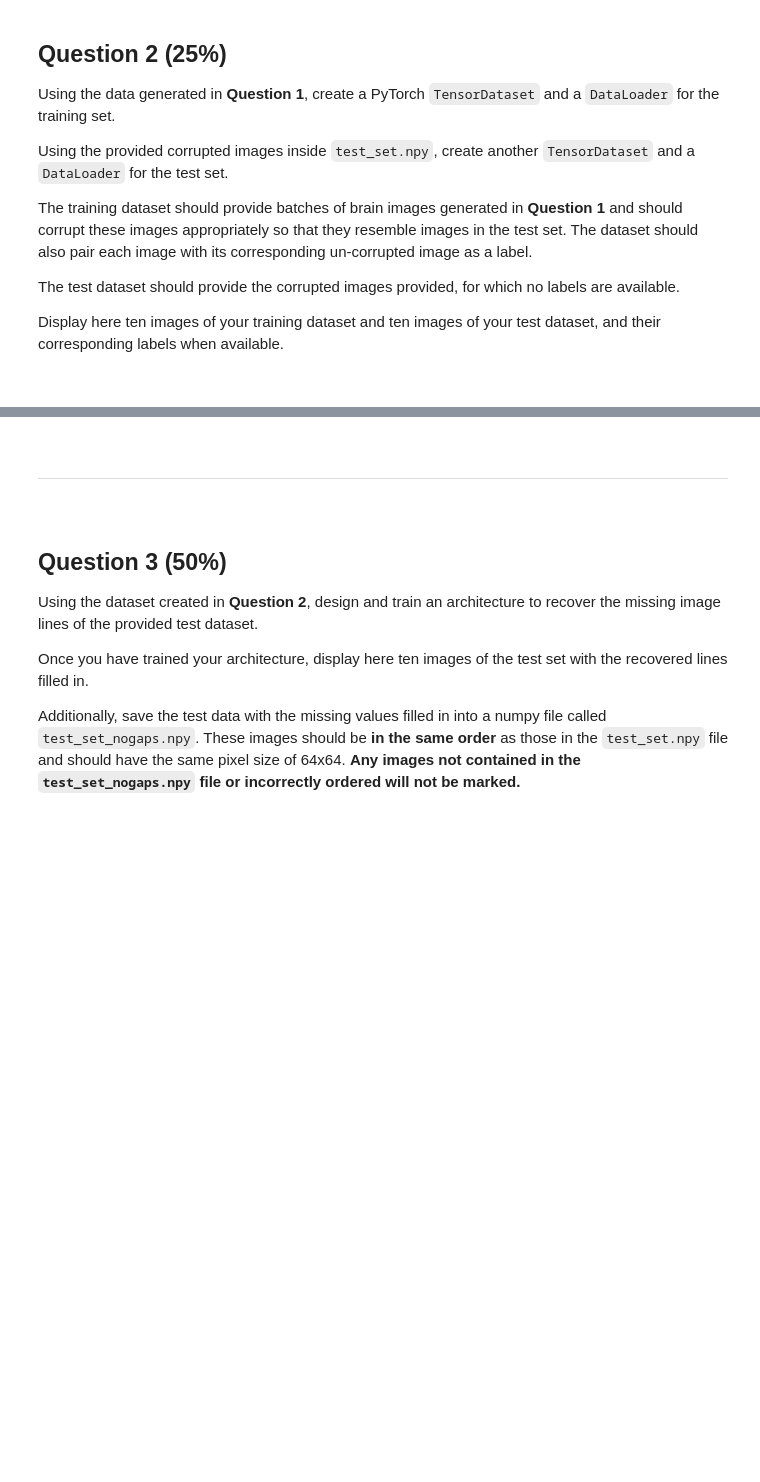
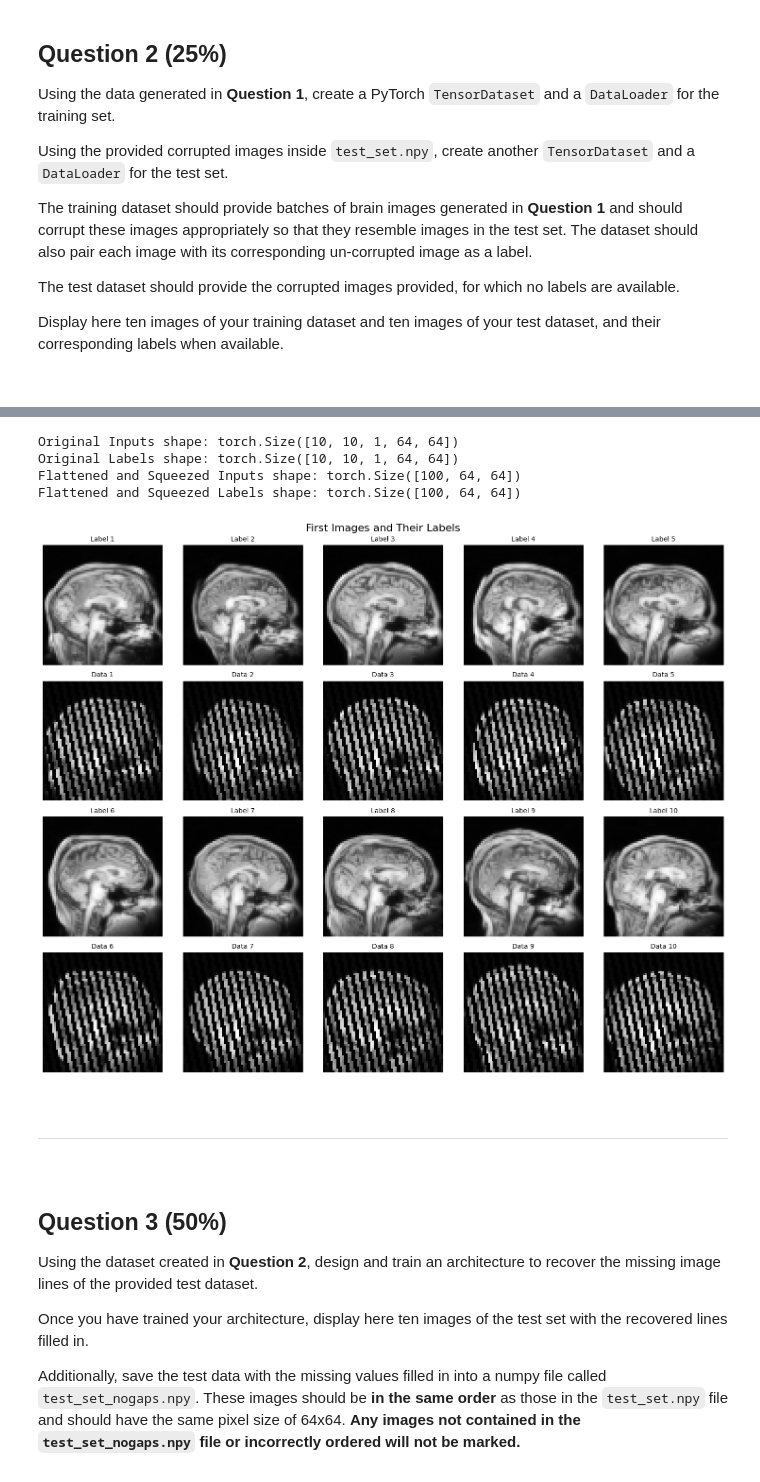
Before and after one commit to esemsc-gg1624/test1, a Jupyter notebook: Assessment.ipynb, the cells around one changed output, grey strips where cells are left out. Drawn from its saved outputs; the diff is of its cells as text; code cells hidden in the pictures; blank space fills up the shorter version.

```diff
--- a/Assessment.ipynb
+++ b/Assessment.ipynb
@@ -124,7 +124,7 @@ Returns:
 # %% [output]
 '\nGenerates samples using a diffusion-based generative model.\n\nThis function leverages a pre-configured diffusion model to produce synthetic samples.\nThe sampling process supports adjustable param ...
 # %%
-samples_1 = generate(100, 10, 10, "ddim", 1, 42)
+samples_1 = generate(500, 25, 10, "ddim", 1, 42)
 # %% [output]
 Batch 0
 Batch 1
@@ -298,0 +282,75 @@ visualize_images_from_loader(testing_dataloader, num_images=10, title="Testing S
+# %%
+# Move tensors to CPU first
+samples_corrupted_cpu = [sample.cpu() for sample in samples_corrupted]
+samples_1_cpu = [sample.cpu() for sample in samples_1]
+
+# Convert to numpy arrays
+samples_corrupted_np = [sample.numpy() for sample in samples_corrupted_cpu]
+samples_1_np = [sample.numpy() for sample in samples_1_cpu]
+
+# Convert back to tensors
+tensor_corrupted = torch.tensor(np.array(samples_corrupted_np))
+tensor_1 = torch.tensor(np.array(samples_1_np))
+
+# Load the data
+training_dataset = TensorDataset(tensor_corrupted, tensor_1)
+training_dataloader = DataLoader(training_dataset, batch_size=10, shuffle=True)
+# %%
+def visualize_dataset_samples(dataloader, num_images=10, rows=2, cols=5, cmap='gray'):
+    for inputs, labels in dataloader:
+        # Debug: Check the original shape
+        print(f"Original Inputs shape: {inputs.shape}")
+        print(f"Original Labels shape: {labels.shape}")
+
+        # Flatten the extra dimensions: Combine batch and set dimensions
+        batch_size, num_sets, channels, height, width = inputs.shape
+        inputs = inputs.view(batch_size * num_sets, channels, height, width)
+        labels = labels.view(batch_size * num_sets, channels, height, width)
+
+        # Remove the channel dimension
+        inputs = inputs.squeeze(1)  # Shape: [batch_size * num_sets, height, width]
+        labels = labels.squeeze(1)  # Shape: [batch_size * num_sets, height, width]
+
+        # Debug: Check the shape after processing
+        print(f"Flattened and Squeezed Inputs shape: {inputs.shape}")
+        print(f"Flattened and Squeezed Labels shape: {labels.shape}")
+
+        # Take the first `num_images` images
+        inputs = inputs[:num_images]
+        labels = labels[:num_images]
+        break  # Only process the first batch
+
+    # Create a grid for visualization (2 rows per sample: one for label, one for input)
+    fig, axes = plt.subplots(rows * 2, cols, figsize=(15, rows * 6))
+    fig.suptitle("First Images and Their Labels", fontsize=16)
+
+    for i in range(num_images):
+        # Row and column indices
+        row_label = (i // cols) * 2
+        row_input = row_label + 1
+        col = i % cols
+
+        # Display label image
+        label_img = labels[i].cpu().numpy()
+        axes[row_label, col].imshow(label_img, cmap=cmap)
+        axes[row_label, col].set_title(f"Label {i + 1}", fontsize=10)
+        axes[row_label, col].axis('off')
+
+        # Display data image
+        data_img = inputs[i].cpu().numpy()
+        axes[row_input, col].imshow(data_img, cmap=cmap)
+        axes[row_input, col].set_title(f"Data {i + 1}", fontsize=10)
+        axes[row_input, col].axis('off')
+
+    plt.tight_layout()
+    plt.show()
+
+
+# Visualize the first batch of images and labels
+visualize_dataset_samples(training_dataloader, num_images=10, rows=2, cols=5)
+# %% [output]
+Original Inputs shape: torch.Size([10, 10, 1, 64, 64])
+Original Labels shape: torch.Size([10, 10, 1, 64, 64])
+Flattened and Squeezed Inputs shape: torch.Size([100, 64, 64])
+Flattened and Squeezed Labels shape: torch.Size([100, 64, 64])
+[figure, added]
```
Also changed, not shown: parts of 19 cells of this notebook.
